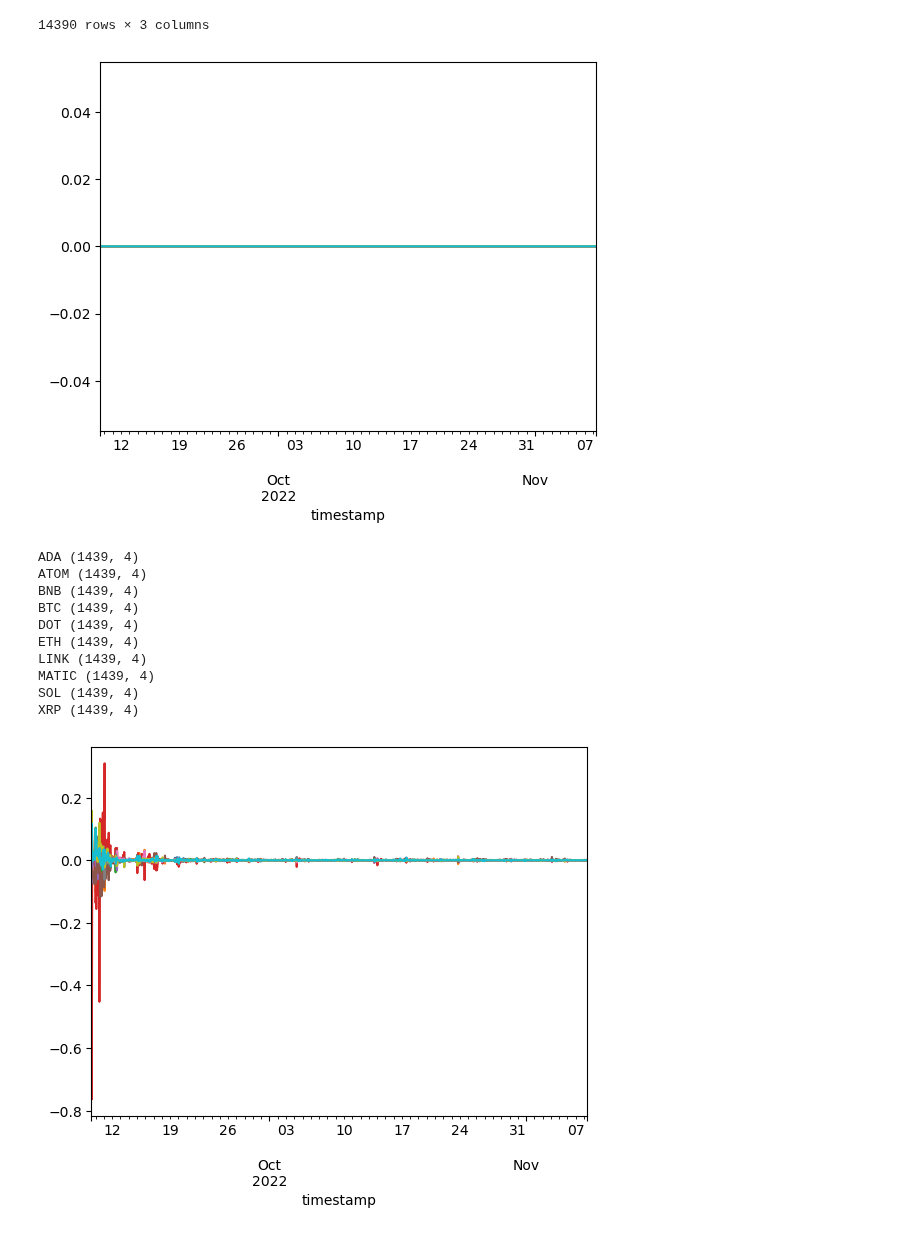
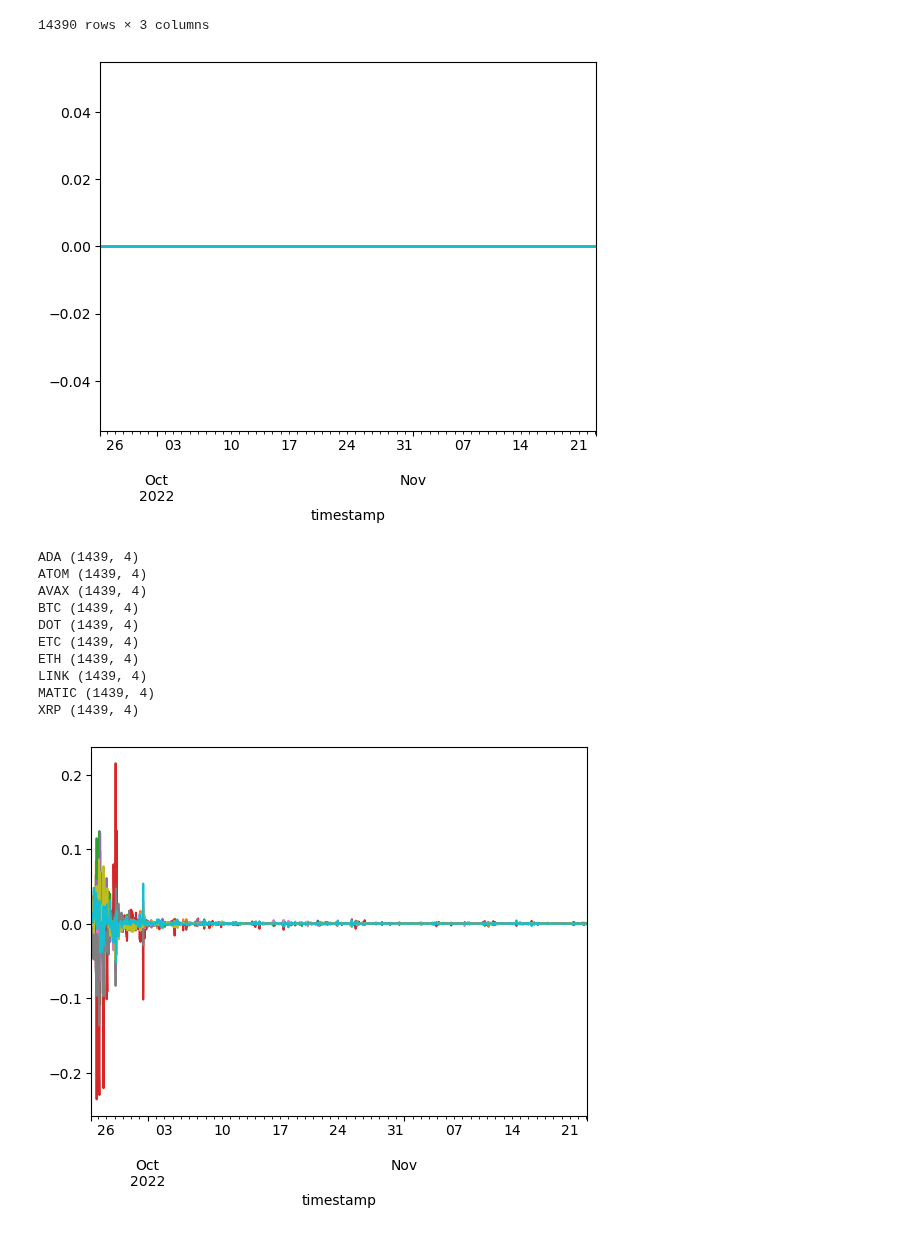
Before and after one commit to richmanbtc/alphapool-model, a Jupyter notebook: notebooks/20221028_btc_one_h4.ipynb, the cells around one changed output. Drawn from its saved outputs; the diff is of its cells as text; code cells hidden in the pictures.

```diff
--- a/notebooks/20221028_btc_one_h4.ipynb
+++ b/notebooks/20221028_btc_one_h4.ipynb
@@ -30,6 +30,7 @@ from src.ml_utils import (
     unbiased_rank,
     ewm_finite,
 )
+from src.data_fetcher import DataFetcher
 cloudpickle.register_pickle_by_value(src) # for model portability
 
 os.environ["USE_JOBLIB_MEMORY"] = "1"
@@ -39,4 +40,6 @@ def get_joblib_memory():
         return joblib.Memory('/tmp/alphapool_joblib_memory', verbose=0)
     else:
         return joblib.Memory(None, verbose=0)
+
+model_name = '20221028_btc_one_h4'
 # %%
@@ -721,8 +887,8 @@ import os
 import joblib
 import pandas as pd
 
-model = joblib.load('/home/jovyan/data/20221028_btc_one_h4.xz')
-df = pd.read_pickle('/tmp/df_horizon4_price_type_none.pkl')
+model = joblib.load('/home/jovyan/data/{}.xz'.format(model_name))
+df = pd.read_pickle('/tmp/df_binance_ohlcv_extended.pkl')
 df = df[['op', 'hi', 'lo', 'cl', 'volume']]
 max_timestamp = df.index.get_level_values('timestamp').max()
 df = df.loc[max_timestamp - pd.to_timedelta(model.max_data_sec, unit='S') <= df.index.get_level_values('timestamp')]
@@ -790,13 +956,13 @@ test shift predict
 14390 rows × 3 columns
-[figure, old version]
+[figure, new version]
 ADA (1439, 4)
 ATOM (1439, 4)
-BNB (1439, 4)
+AVAX (1439, 4)
 BTC (1439, 4)
 DOT (1439, 4)
+ETC (1439, 4)
 ETH (1439, 4)
 LINK (1439, 4)
 MATIC (1439, 4)
-SOL (1439, 4)
 XRP (1439, 4)
-[figure, old version]
+[figure, new version]
```
Also changed, not shown: parts of 5 cells of this notebook, 1 other file.
